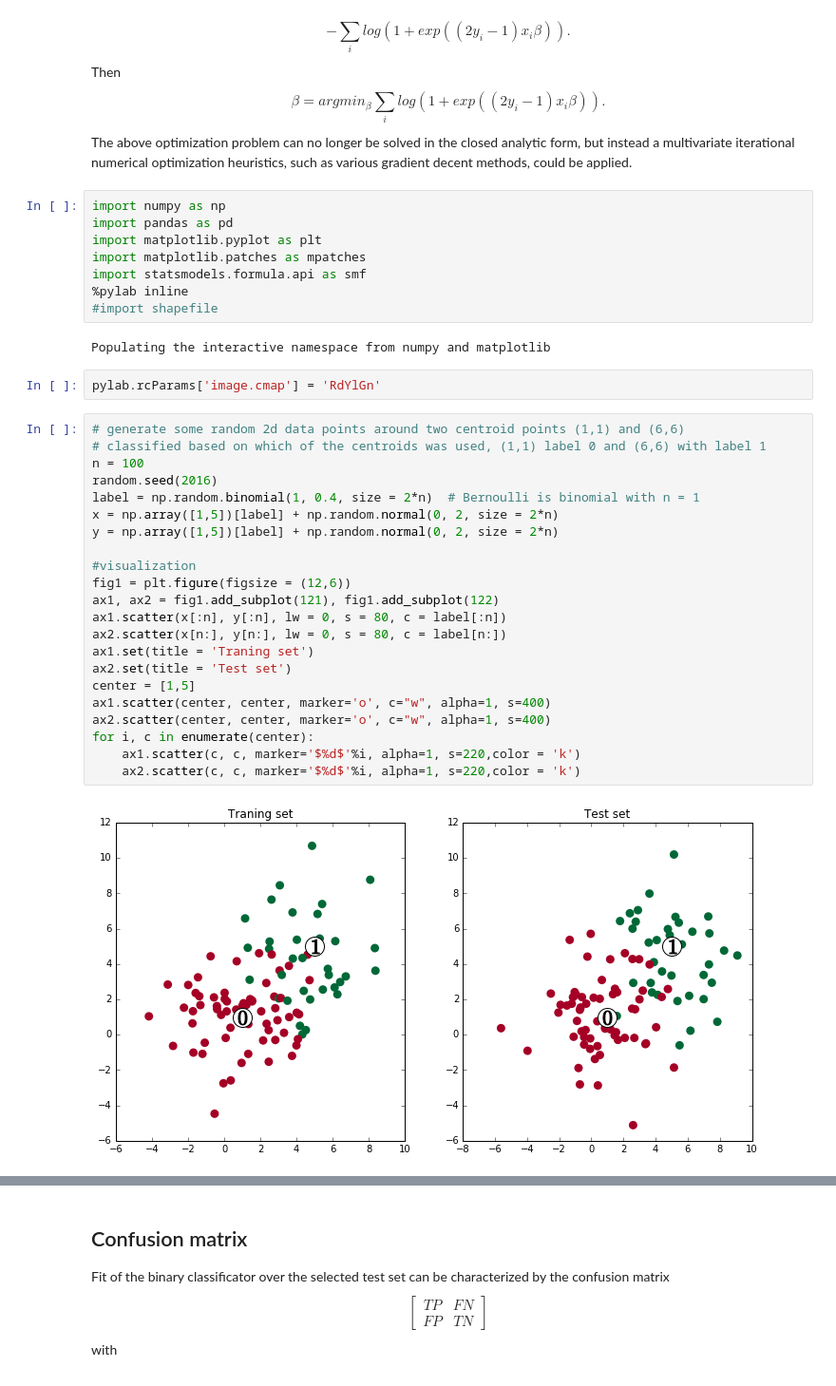
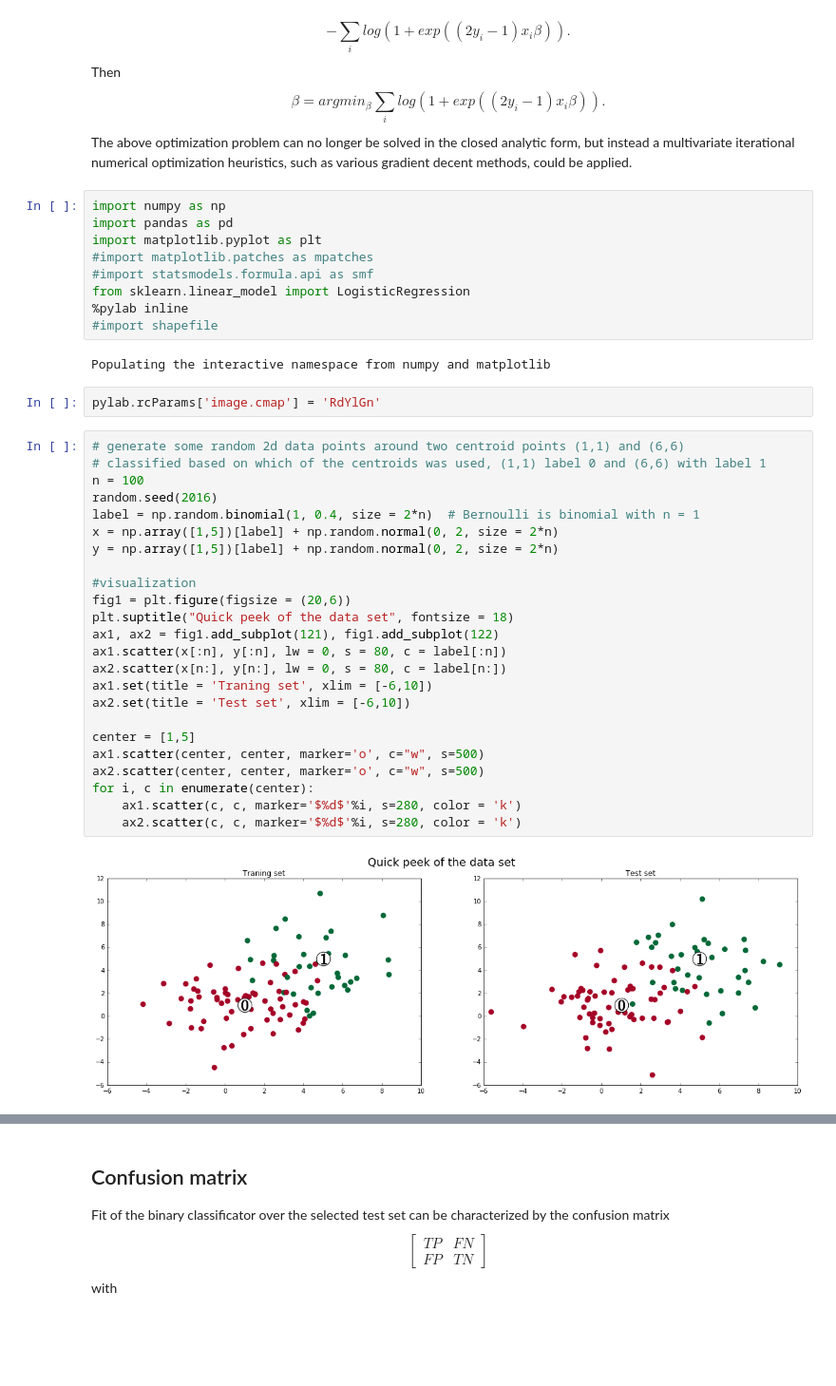
Before and after one commit to Fomyther/ADS_2016, a Jupyter notebook: Lab/Session 8.ipynb, the cells around one changed output, grey strips where cells are left out. Shown at 95% size. Cells and saved outputs as stored; diff of their text form; blank space fills up the shorter version.

```diff
--- a/Lab/Session 8.ipynb
+++ b/Lab/Session 8.ipynb
@@ -65,8 +65,9 @@ The above optimization problem can no longer be solved in the closed analytic fo
 import numpy as np
 import pandas as pd
 import matplotlib.pyplot as plt
-import matplotlib.patches as mpatches
-import statsmodels.formula.api as smf
+#import matplotlib.patches as mpatches
+#import statsmodels.formula.api as smf
+from sklearn.linear_model import LogisticRegression
 %pylab inline
 #import shapefile
 # %% [output]
@@ -76,25 +77,27 @@ pylab.rcParams['image.cmap'] = 'RdYlGn'
 # %%
 # generate some random 2d data points around two centroid points (1,1) and (6,6)
 # classified based on which of the centroids was used, (1,1) label 0 and (6,6) with label 1
 n = 100
 random.seed(2016)
 label = np.random.binomial(1, 0.4, size = 2*n)  # Bernoulli is binomial with n = 1
 x = np.array([1,5])[label] + np.random.normal(0, 2, size = 2*n)
 y = np.array([1,5])[label] + np.random.normal(0, 2, size = 2*n)
 
 #visualization
-fig1 = plt.figure(figsize = (12,6))
+fig1 = plt.figure(figsize = (20,6))
+plt.suptitle("Quick peek of the data set", fontsize = 18)
 ax1, ax2 = fig1.add_subplot(121), fig1.add_subplot(122)
 ax1.scatter(x[:n], y[:n], lw = 0, s = 80, c = label[:n])
 ax2.scatter(x[n:], y[n:], lw = 0, s = 80, c = label[n:])
-ax1.set(title = 'Traning set')
-ax2.set(title = 'Test set')
+ax1.set(title = 'Traning set', xlim = [-6,10])
+ax2.set(title = 'Test set', xlim = [-6,10])
+
 center = [1,5]
-ax1.scatter(center, center, marker='o', c="w", alpha=1, s=400)
-ax2.scatter(center, center, marker='o', c="w", alpha=1, s=400)
+ax1.scatter(center, center, marker='o', c="w", s=500)
+ax2.scatter(center, center, marker='o', c="w", s=500)
 for i, c in enumerate(center):
-    ax1.scatter(c, c, marker='$%d$'%i, alpha=1, s=220,color = 'k')
-    ax2.scatter(c, c, marker='$%d$'%i, alpha=1, s=220,color = 'k')
+    ax1.scatter(c, c, marker='$%d$'%i, s=280, color = 'k')
+    ax2.scatter(c, c, marker='$%d$'%i, s=280, color = 'k')
 # %% [output]
-[figure, old version]
+[figure, new version]
 # %%
```
Also changed, not shown: parts of 17 cells of this notebook.
